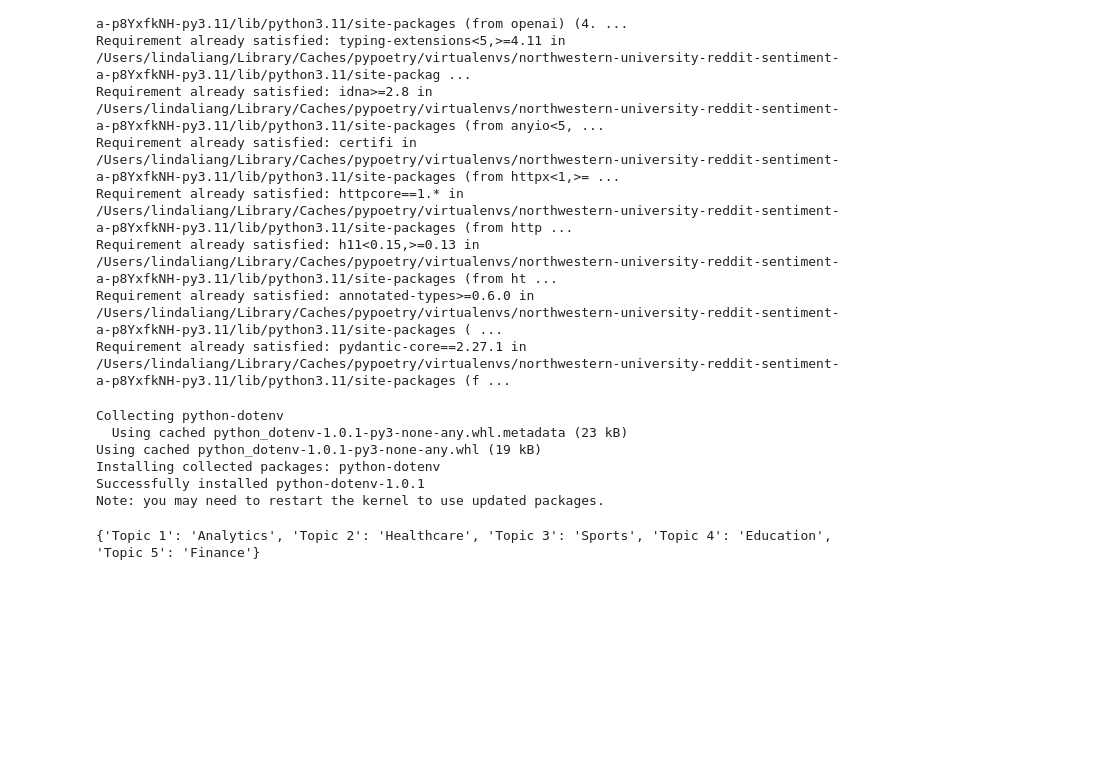
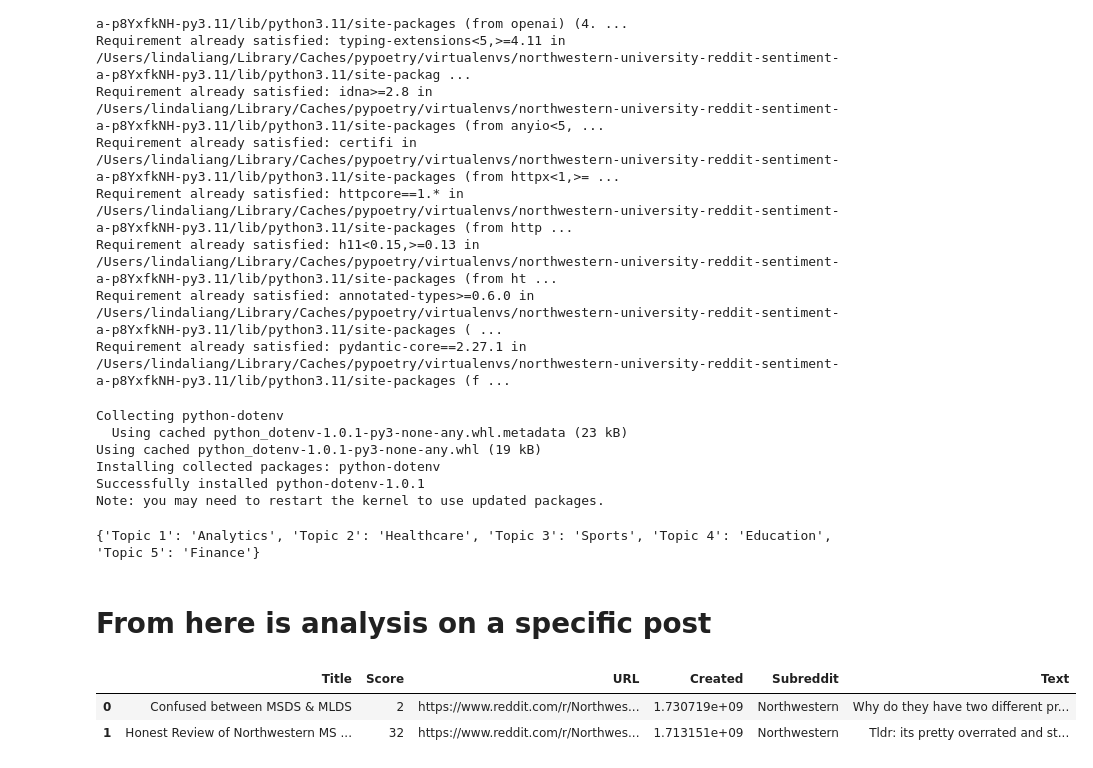
Before and after one commit to jakobkuemmerle/northwestern-university-reddit-sentiment-analysis, a Jupyter notebook: notebooks/experiment.ipynb, the cells around one changed output. Drawn from its saved outputs; the diff is of its cells as text; code cells hidden in the pictures; blank space fills up the shorter version.

Commit message:
single post analysis

```diff
--- a/notebooks/experiment.ipynb
+++ b/notebooks/experiment.ipynb
@@ -151,3 +151,5 @@ summarized_topics = generate_summary_for_topics(topics)
 print(summarized_topics)
 # %% [output]
 {'Topic 1': 'Analytics', 'Topic 2': 'Healthcare', 'Topic 3': 'Sports', 'Topic 4': 'Education', 'Topic 5': 'Finance'}
+# %% [markdown]
+# From here is analysis on a specific post
@@ -153,0 +203,7 @@ print(summarized_topics)
+# %%
+df = get_api_data('Northwestern', 'mlds', limit=1000)
+df.head()
+# %% [output]
+|  | Title | Score | URL | Created | Subreddit | Text |
+| 0 | Confused between MSDS & MLDS | 2 | https://www.reddit.com/r/Northwes... | 1.730719e+09 | Northwestern | Why do they have two different pr... |
+| 1 | Honest Review of Northwestern MS ... | 32 | https://www.reddit.com/r/Northwes... | 1.713151e+09 | Northwestern | Tldr: its pretty overrated and st... |
```
Also changed, not shown: parts of 9 cells of this notebook.
